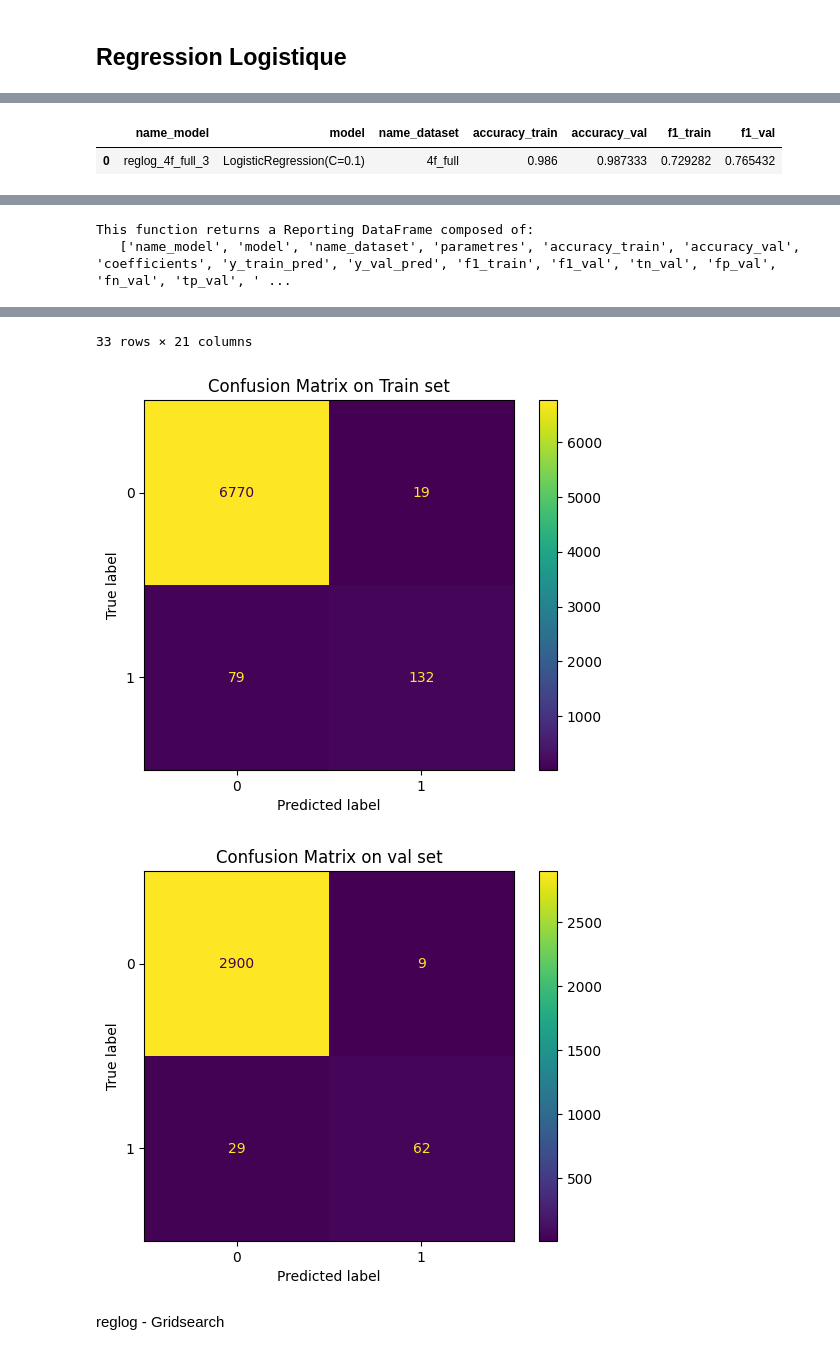
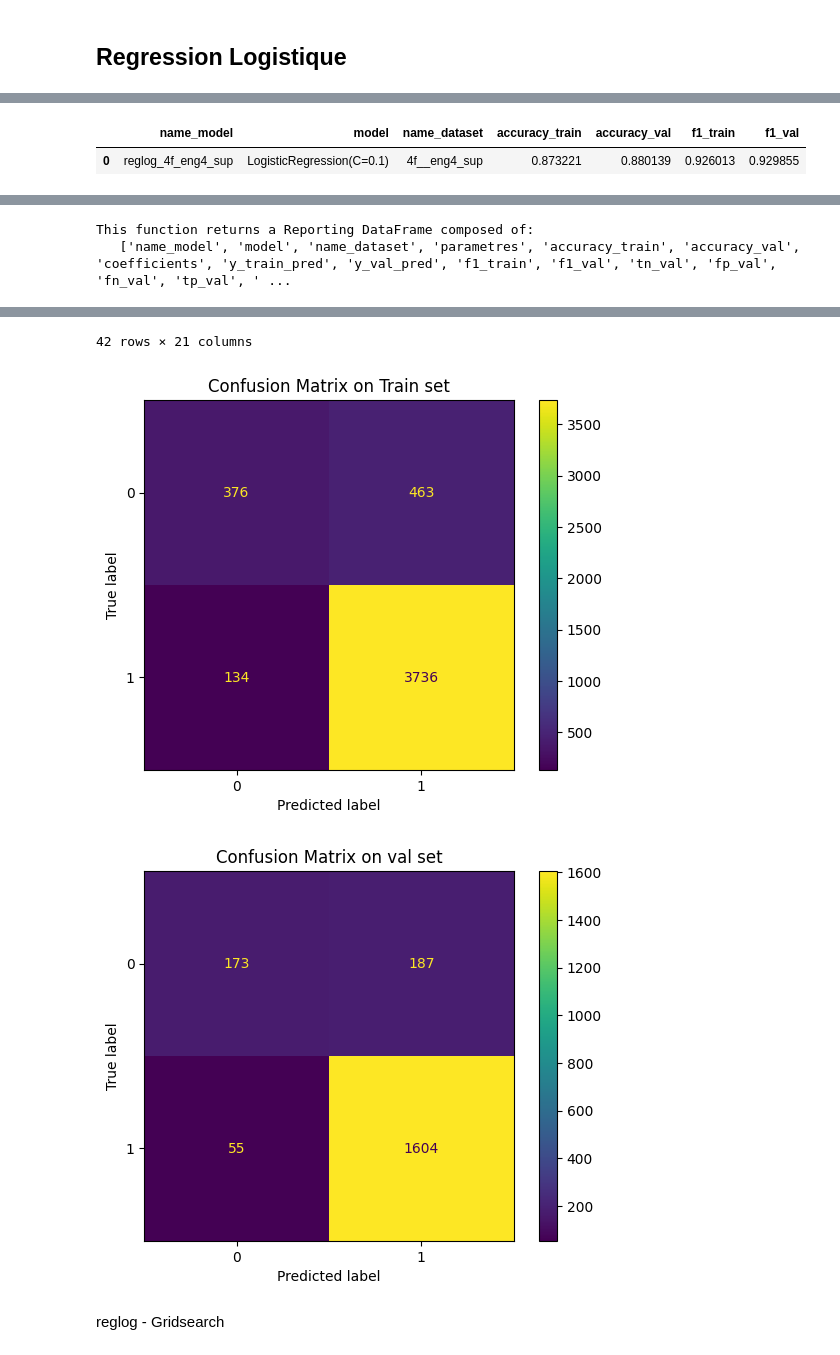
Before and after one commit to kumquat42/202311_jedha_Bloc3_ML_challenge, a Jupyter notebook: 202311_jedha_bloc3_ML_challenge.ipynb, the cells around one changed output, grey strips where cells are left out. Saved outputs shown, nothing was run; the diff lists cells and outputs as text; code cells hidden in the pictures.

```diff
--- a/202311_jedha_bloc3_ML_challenge.ipynb
+++ b/202311_jedha_bloc3_ML_challenge.ipynb
@@ -595,12 +621,12 @@ params = {
     'min_samples_split': [2, 3, 4]
 }
 
-tree_simple_gs_m = GridSearchCV(decision_tree, param_grid = params, cv = 3)
+tree_simple_gs_m= GridSearchCV(decision_tree, param_grid = params, cv = 3)
 tree_simple_gs_m .fit(X_train, y_train)
 
-tree_simple_3feat = model_scores('tree_simple_gs_3f', tree_simple_gs_m.best_estimator_, '3feat')
+tree_simple_4f_eng4_inf  = model_scores('tree_simple_gs_4f_eng4_inf ', tree_simple_gs_m.best_estimator_, '4f_eng4_inf ', percent)
 
-final_scoring= pd.concat([final_scoring,tree_simple_3feat])
+final_scoring= pd.concat([final_scoring,tree_simple_4f_eng4_inf ])
 #final_scoring.loc[final_scoring['name_model'] == 'tree_simple_gs', 'parametres'].values
 
 # 'criterion': 'gini', 'max_depth': 8, 'min_samples_leaf': 2, 'min_samples_split': 2,
@@ -609,3 +635,6 @@ sns.catplot(x = final_scoring['name_model'], y = final_scoring['f1_val'], kind =
 
 # peut être fait avec DBScan, mais ce serait triché en ML Supervised
 # moins bon en 3 feat
+
+
+# sur inf: 0.419415	0.404853... c'est toujours la détection de 1 qui pêche :(
@@ -758,8 +821,8 @@ classifier.fit(X_train, y_train)
  'verbose': 0,
  'warm_start': False}
 '''
-reglog_4f_full_3 = model_scores('reglog_4f_full_3', classifier, '4f_full', percent)
-final_scoring= pd.concat([final_scoring,reglog_4f_full_3])
+reglog_4f_eng4_sup = model_scores('reglog_4f_eng4_sup', classifier, '4f__eng4_sup', percent)
+final_scoring= pd.concat([final_scoring,reglog_4f_eng4_sup])
 #0.764936	0.755274 4feat_eng2
 #0.760645	0.748939 4feat_ eng1 -> moins bon.
 #final_scoring = reglog_full
@@ -768,6 +831,12 @@ final_scoring= pd.concat([final_scoring,reglog_4f_full_3])
 # 4f_inf tv => horrible: 	0.192564	0.207906 avec les bons paramètres
 # avec 40% en test : 0.72549	0.753488
 # avec 30% en val : 0.729282	0.765432 _ le must
+#4f_eng3 _ 0.763743	0.756637
+#4f_eng4 _ 0.739302	0.732453 moins bon...
+#4f_eng4_inf 0.371762	0.394161 _ pourri
+#4f_eng4_sup 0.926013	0.929855 magnifique ! (on a beaucoup de 1...)
+
+
 final_scoring
 # %% [output]
 classification report train
@@ -792,5 +861,5 @@ FigureCanvasAgg is non-interactive, and thus cannot be shown
 
 FigureCanvasAgg is non-interactive, and thus cannot be shown
 |  | name_model | model | name_dataset | accuracy_train | accuracy_val | f1_train | f1_val |
-| 0 | reglog_4f_full_3 | LogisticRegression(C=0.1) | 4f_full | 0.986 | 0.987333 | 0.729282 | 0.765432 |
+| 0 | reglog_4f_eng4_sup | LogisticRegression(C=0.1) | 4f__eng4_sup | 0.873221 | 0.880139 | 0.926013 | 0.929855 |
 |  | name_model | model | name_dataset | tn_val | fp_val | fn_val | tp_val | tn_train | fp_train | fn_train | ... |
@@ -819,6 +888,6 @@ This function returns a Reporting DataFrame composed of:
-33 rows × 21 columns
+42 rows × 21 columns
-[figure, old version]
+[figure, new version]
-[figure, old version]
+[figure, new version]
 # %%
 # pour faire PAR COLONNE
 
```
Also changed, not shown: parts of 20 cells of this notebook, 2 other files.
